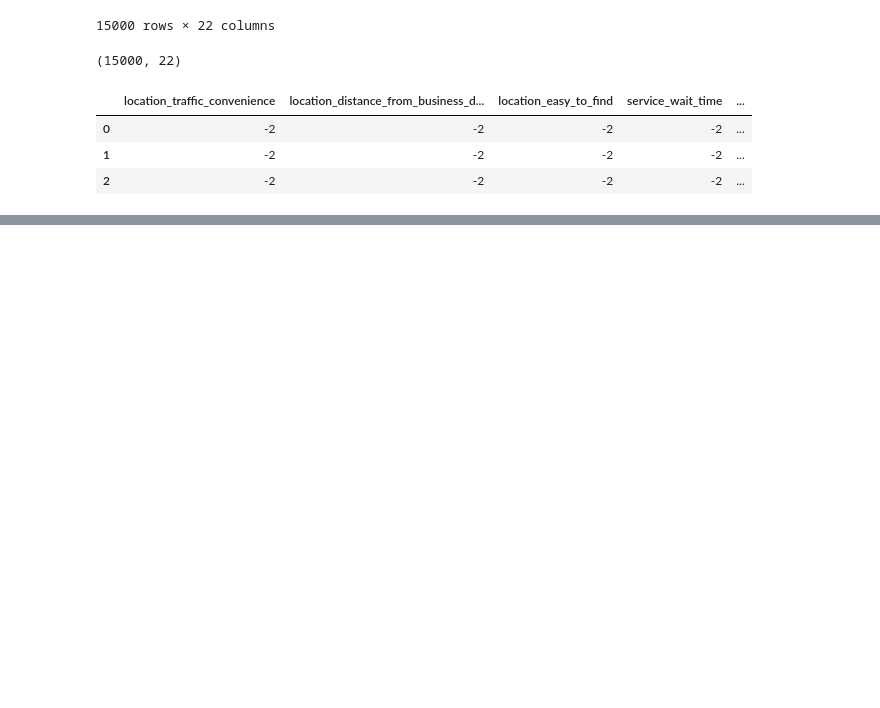
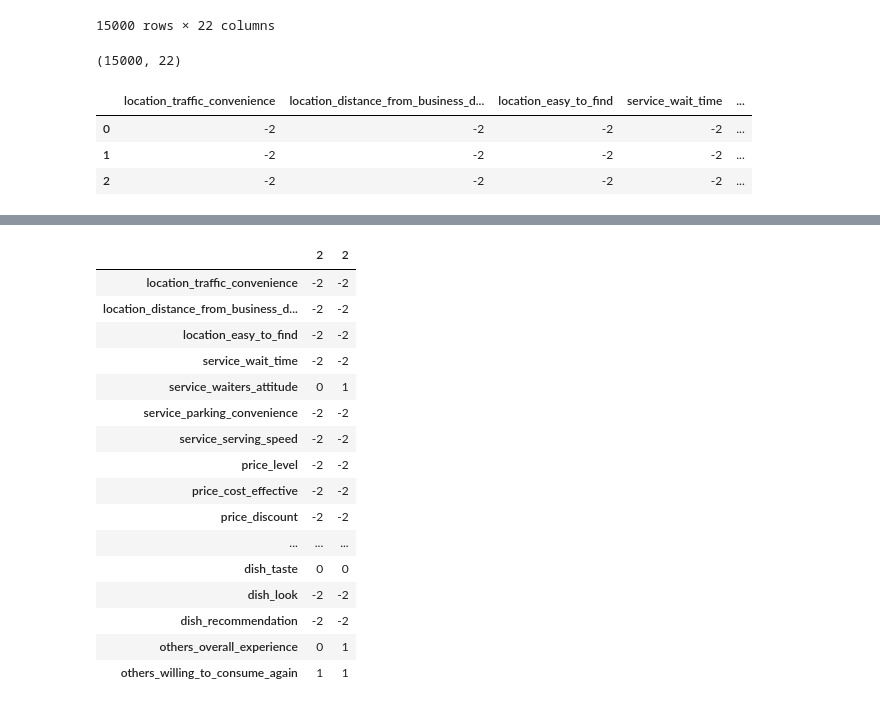
Before and after one commit to zlxy9892/AI-Challenge-2018, a Jupyter notebook: code/data_explore.ipynb, the cells around one changed output, grey strips where cells are left out. Cells and saved outputs as stored; diff of their text form; code cells hidden in the pictures; blank space fills up the shorter version.

```diff
--- a/code/data_explore.ipynb
+++ b/code/data_explore.ipynb
@@ -115,0 +132,5 @@ df_testa_pred[df_testa_pred.columns[2:]][0:3]
+# %%
+df_valid = pd.read_csv('./data/df_valid.csv')
+df_valid_pred = pd.read_csv('./data/df_valid_pred.csv')
+# %%
+idx = 2
@@ -115,0 +150,20 @@ df_testa_pred[df_testa_pred.columns[2:]][0:3]
+# %%
+pd.concat([df_valid.iloc[idx, 2:], df_valid_pred.iloc[idx, 2:]], axis=1)
+# %% [output]
+|  | 2 | 2 |
+| location_traffic_convenience | -2 | -2 |
+| location_distance_from_business_d... | -2 | -2 |
+| location_easy_to_find | -2 | -2 |
+| service_wait_time | -2 | -2 |
+| service_waiters_attitude | 0 | 1 |
+| service_parking_convenience | -2 | -2 |
+| service_serving_speed | -2 | -2 |
+| price_level | -2 | -2 |
+| price_cost_effective | -2 | -2 |
+| price_discount | -2 | -2 |
+| ... | ... | ... |
+| dish_taste | 0 | 0 |
+| dish_look | -2 | -2 |
+| dish_recommendation | -2 | -2 |
+| others_overall_experience | 0 | 1 |
+| others_willing_to_consume_again | 1 | 1 |
```
Also changed, not shown: parts of 14 cells of this notebook, 5 other files.
